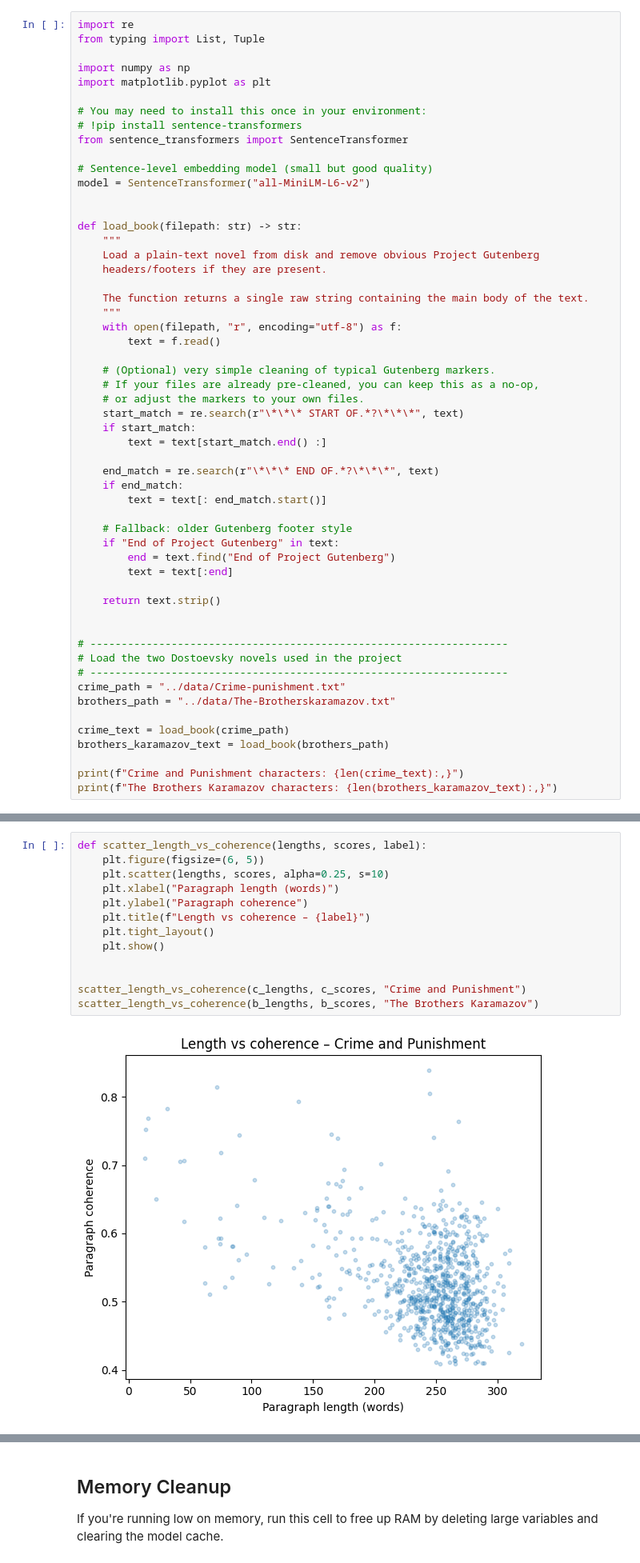
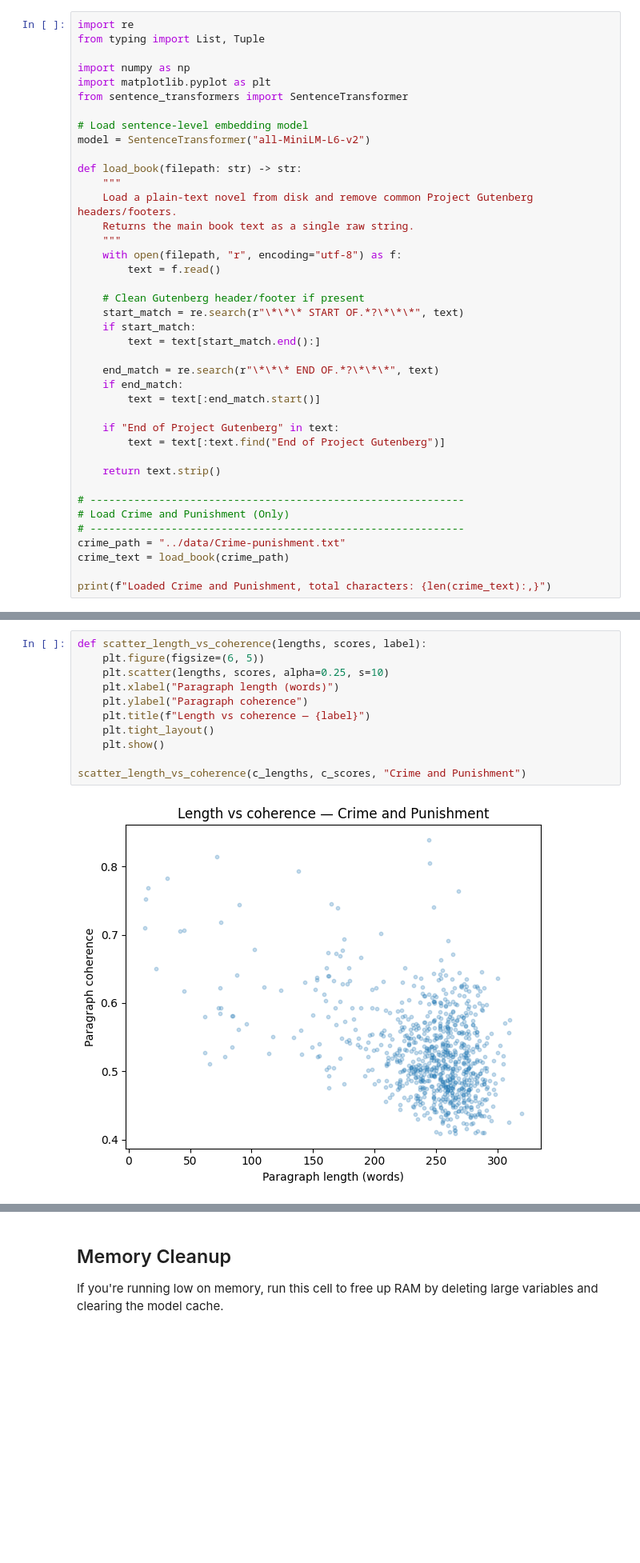
Before and after one commit to NLP-M-A-D/ProjectTemplate, a Jupyter notebook: notebooks/1_AppliedNLP_Session4_Paragraph_Coherence.ipynb, the cells around one changed output, grey strips where cells are left out. Shown: that part at 80% size. Cells and saved outputs as stored; diff of their text form; blank space fills up the shorter version.

```diff
--- a/notebooks/1_AppliedNLP_Session4_Paragraph_Coherence.ipynb
+++ b/notebooks/1_AppliedNLP_Session4_Paragraph_Coherence.ipynb
@@ -42,53 +44,38 @@ from typing import List, Tuple
 
 import numpy as np
 import matplotlib.pyplot as plt
-
-# You may need to install this once in your environment:
-# !pip install sentence-transformers
 from sentence_transformers import SentenceTransformer
 
-# Sentence-level embedding model (small but good quality)
+# Load sentence-level embedding model
 model = SentenceTransformer("all-MiniLM-L6-v2")
-
 
 def load_book(filepath: str) -> str:
     """
-    Load a plain-text novel from disk and remove obvious Project Gutenberg
-    headers/footers if they are present.
-
-    The function returns a single raw string containing the main body of the text.
+    Load a plain-text novel from disk and remove common Project Gutenberg headers/footers.
+    Returns the main book text as a single raw string.
     """
     with open(filepath, "r", encoding="utf-8") as f:
         text = f.read()
 
-    # (Optional) very simple cleaning of typical Gutenberg markers.
-    # If your files are already pre-cleaned, you can keep this as a no-op,
-    # or adjust the markers to your own files.
+    # Clean Gutenberg header/footer if present
     start_match = re.search(r"\*\*\* START OF.*?\*\*\*", text)
     if start_match:
-        text = text[start_match.end() :]
+        text = text[start_match.end():]
 
     end_match = re.search(r"\*\*\* END OF.*?\*\*\*", text)
     if end_match:
-        text = text[: end_match.start()]
+        text = text[:end_match.start()]
 
-    # Fallback: older Gutenberg footer style
     if "End of Project Gutenberg" in text:
-        end = text.find("End of Project Gutenberg")
-        text = text[:end]
+        text = text[:text.find("End of Project Gutenberg")]
 
     return text.strip()
 
+# ------------------------------------------------------------
+# Load Crime and Punishment (Only)
+# ------------------------------------------------------------
+crime_path = "../data/Crime-punishment.txt"
+crime_text = load_book(crime_path)
 
-# -------------------------------------------------------------------
-# Load the two Dostoevsky novels used in the project
-# -------------------------------------------------------------------
-crime_path = "../data/Crime-punishment.txt"
-brothers_path = "../data/The-Brotherskaramazov.txt"
-
-crime_text = load_book(crime_path)
-brothers_karamazov_text = load_book(brothers_path)
-
-print(f"Crime and Punishment characters: {len(crime_text):,}")
-print(f"The Brothers Karamazov characters: {len(brothers_karamazov_text):,}")
+print(f"Loaded Crime and Punishment, total characters: {len(crime_text):,}")
 # %% [output]
@@ -337,15 +293,13 @@ for both novels.
 # %%
 def scatter_length_vs_coherence(lengths, scores, label):
     plt.figure(figsize=(6, 5))
     plt.scatter(lengths, scores, alpha=0.25, s=10)
     plt.xlabel("Paragraph length (words)")
     plt.ylabel("Paragraph coherence")
-    plt.title(f"Length vs coherence – {label}")
+    plt.title(f"Length vs coherence — {label}")
     plt.tight_layout()
     plt.show()
 
-
 scatter_length_vs_coherence(c_lengths, c_scores, "Crime and Punishment")
-scatter_length_vs_coherence(b_lengths, b_scores, "The Brothers Karamazov")
 # %% [output]
-[figure, old version]
+[figure, new version]
```
Also changed, not shown: parts of 23 cells of this notebook, 2 other files.
